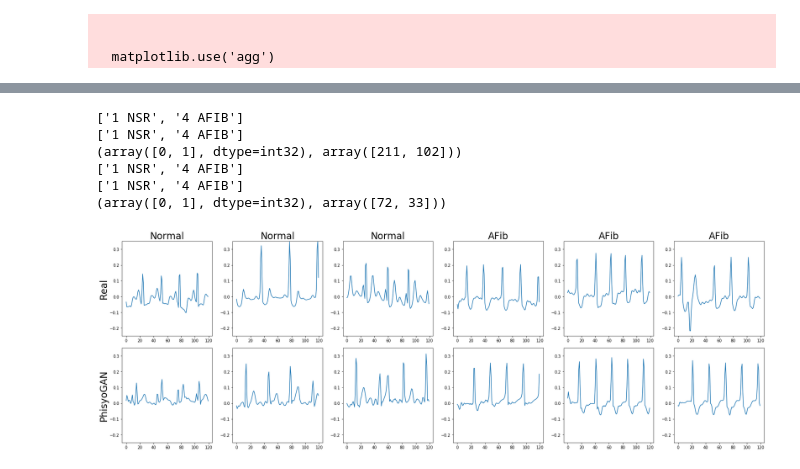
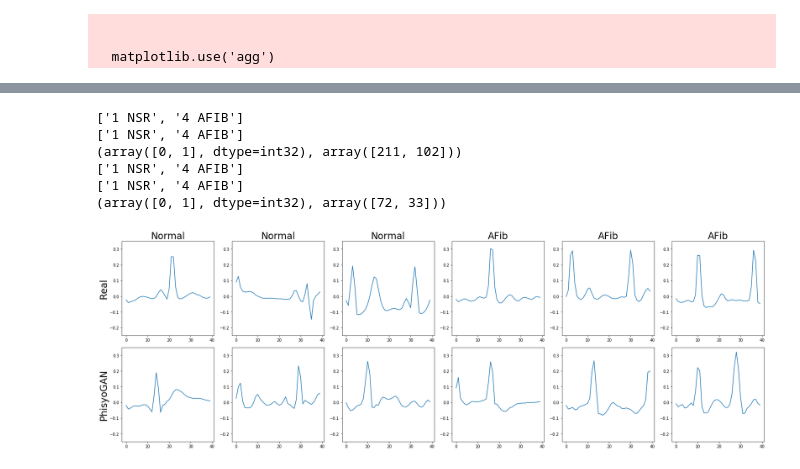
Before and after one commit to nesl/physiogan, a Jupyter notebook: PlotSamplesECG.ipynb, the cells around one changed output, grey strips where cells are left out. Drawn from its saved outputs; the diff is of its cells as text; code cells hidden in the pictures.

```diff
--- a/PlotSamplesECG.ipynb
+++ b/PlotSamplesECG.ipynb
@@ -29,7 +29,7 @@ The backend was *originally* set to 'module://ipykernel.pylab.backend_inline' by
 
   matplotlib.use('agg')
 # %%
-dataset_name = 'ecg_long'
+dataset_name = 'ecg'
 fake_data = [
     ('samples/ecg_crgan_mle/07_22_16_16', 'CRNN'),
     ('samples/ecg_rvae_mle/07_22_14_40', 'CVRAE'),
@@ -92,15 +92,15 @@ fig.savefig('ecg_long_result.png')
 # %%
-dataset_name = 'ecg_long'
+dataset_name = 'ecg'
 fake_data = [
     ('samples/ecg_rvae_adv/07_22_14_39', 'PhisyoGAN')
 ]
 fig = plot_samples(dataset_name, fake_data, plots_per_class=3)
-fig.savefig('ecg_long_result_main.png')
+fig.savefig('ecg_result_main.png')
 # %% [output]
 ['1 NSR', '4 AFIB']
 ['1 NSR', '4 AFIB']
 (array([0, 1], dtype=int32), array([211, 102]))
 ['1 NSR', '4 AFIB']
 ['1 NSR', '4 AFIB']
 (array([0, 1], dtype=int32), array([72, 33]))
-[figure, old version]
+[figure, new version]
```
Also changed, not shown: parts of 1 cell of this notebook, 3 other files.
